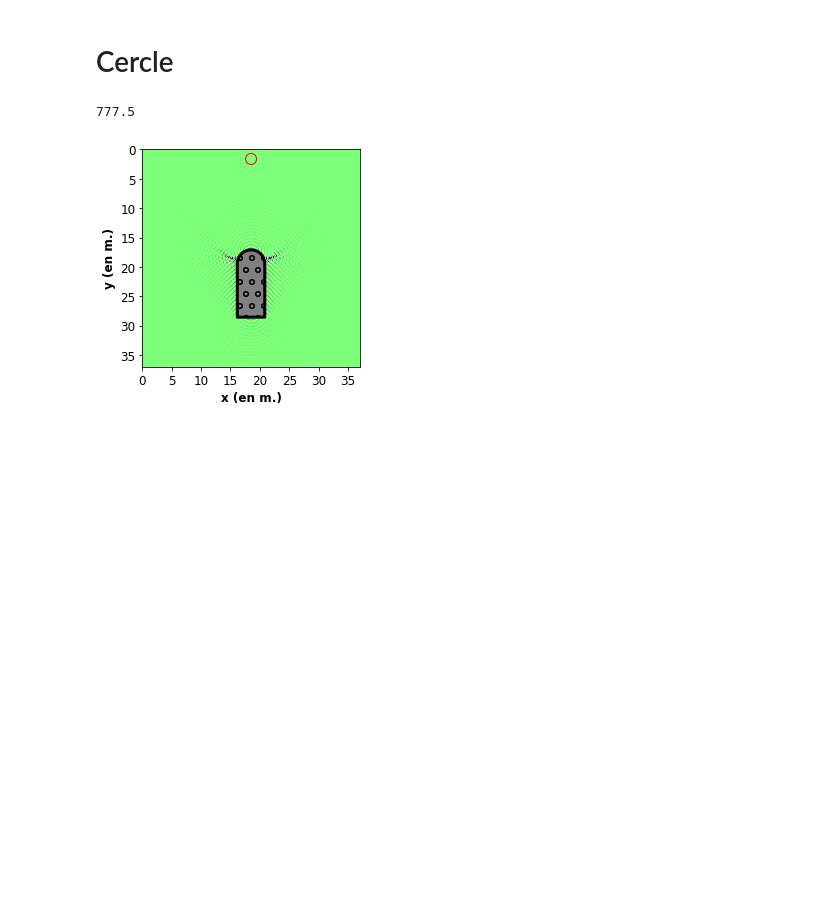
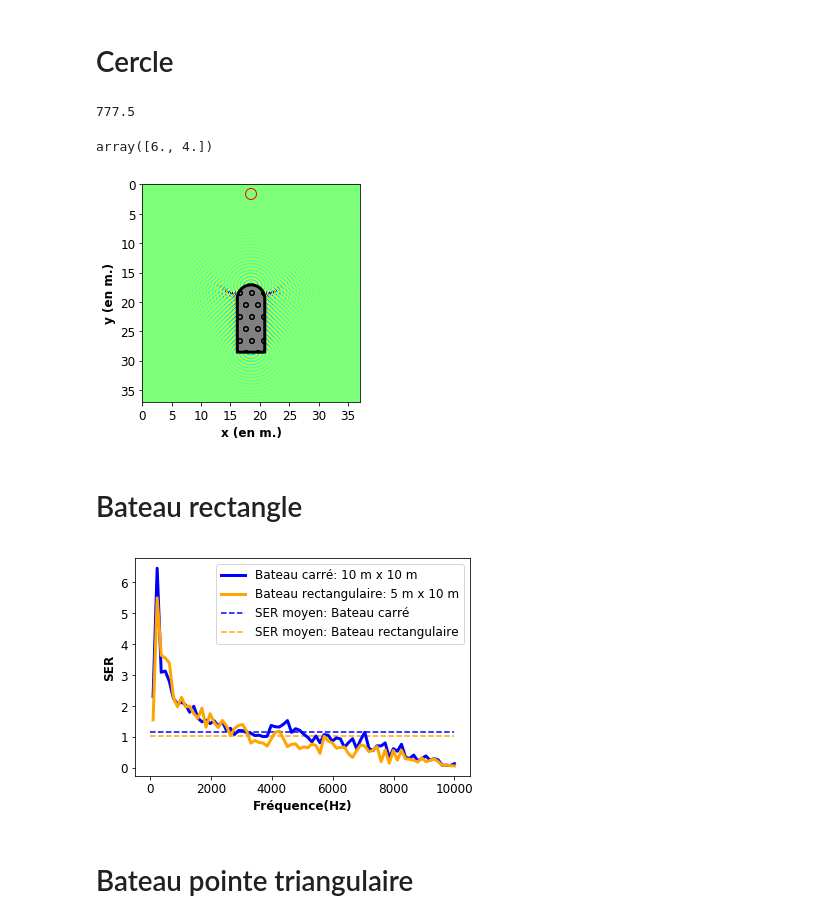
Before and after one commit to pierreluc-plt/ProjetSimulation, a Jupyter notebook: Figure_Resultats.ipynb, the cells around one changed output. Saved outputs shown, nothing was run; the diff lists cells and outputs as text; code cells hidden in the pictures; blank space fills up the shorter version.

Commit message:
Graphique et figures

```diff
--- a/Figure_Resultats.ipynb
+++ b/Figure_Resultats.ipynb
@@ -105,6 +105,36 @@ ax.add_artist(circle)
 plt.savefig("Resultats/Cercle_Nx2_2500Hz.png",dpi=200,bbox_inches="tight")
 # ax2 = plt.axes([0.7, 0.55, 0.155, 0.32],)
 # ax2.
+
+fig = plt.gcf()
+size = fig.get_size_inches()
+size
 # %% [output]
 777.5
+array([6., 4.])
 [figure]
+# %% [markdown]
+# Bateau rectangle
+# %%
+data_carre=np.load("Resultats/Matrices_Champ/SER/SER1001_carre21010.npy")
+data_rectangle=np.load("Resultats/Matrices_Champ/SER/SER1001_carre.npy")
+omega=np.load("Resultats/Matrices_Champ/SER/Omega1001_carre.npy")
+# %%
+
+plt.figure(figsize=(6,4))
+plt.plot(omega/2/np.pi,data_carre, lw=3,label="Bateau carré: 10 m x 10 m", color="blue")
+plt.plot(omega/2/np.pi,data_rectangle,lw=3, ls="-", label="Bateau rectangulaire: 5 m x 10 m", color="orange")
+plt.xlabel("Fréquence(Hz)",fontsize=12, fontweight="bold")
+plt.ylabel("SER",fontsize=12, fontweight="bold")
+plt.yticks(fontsize=12)
+plt.xticks(fontsize=12)
+
+plt.hlines(np.mean(data_carre),0,10000,label="SER moyen: Bateau carré",linestyle="--", color="blue")
+plt.hlines(np.mean(data_rectangle),0,10000,label="SER moyen: Bateau rectangulaire",linestyle="--", color="orange")
+plt.legend(fontsize=12)
+plt.savefig("Resultats/SER_Rectangle.png",dpi=200,bbox_inches="tight")
+plt.show()
+# %% [output]
+[figure, added]
+# %% [markdown]
+# Bateau pointe triangulaire
```
Also changed, not shown: parts of 5 cells of this notebook, 1 other file.
